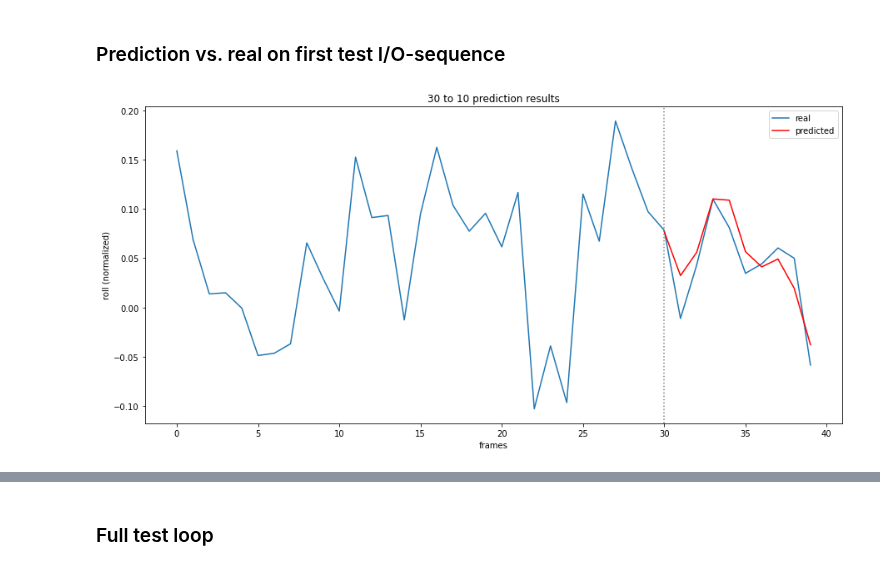
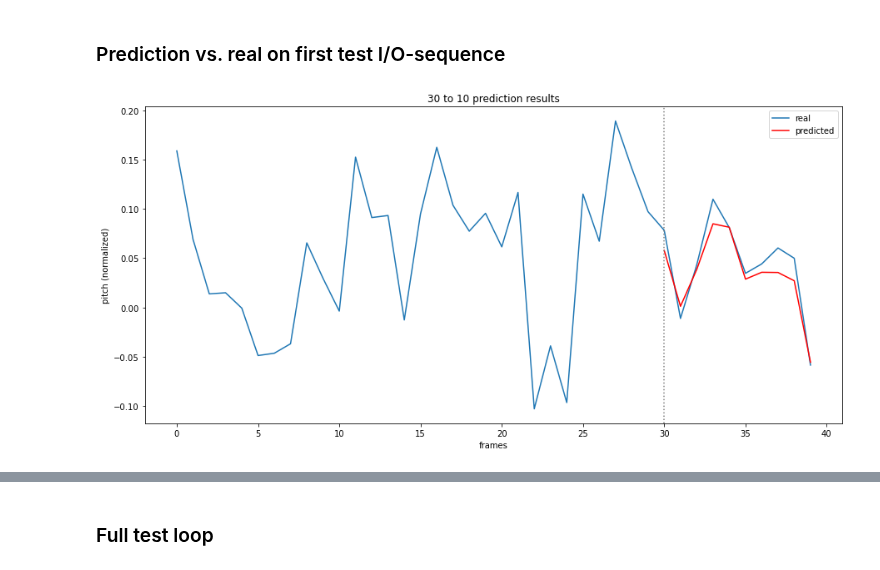
Before and after one commit to lancedw/3D-state-prediction-for-surface-vessels-using-IMU-data-and-images, a Jupyter notebook: code/notebooks/pr_sequence_predictor.ipynb, the cells around one changed output, grey strips where cells are left out. Drawn from its saved outputs; the diff is of its cells as text; code cells hidden in the pictures.

Commit message:
training for 50 epochs, testing and presentation

```diff
--- a/code/notebooks/pr_sequence_predictor.ipynb
+++ b/code/notebooks/pr_sequence_predictor.ipynb
@@ -440,3 +421,0 @@ encoder_outputs, encoder_hidden  = encoder.forward(x_train)
-# %%
-outputs, hidden = decoder.forward(encoder_outputs, encoder_hidden)
-outputs.shape
@@ -543,9 +506,7 @@ class LSTM_encoder_decoder_PR(nn.Module):
 # %% [markdown]
 # Training
 # %%
-x_train = 0
-y_train = 0
-
+# get the first batch out of the dataloader for testing purposes
 for batch in data_module_train_dataloader:
     x_train = batch["sequence"]
     y_train = batch["labels"]
@@ -612,6 +573,6 @@ for epoch in tqdm(range(n_epochs)):
 
     mean = sum/len(losses_batch)
     losses_epoch.append(mean)
-    if(epoch%1 == 0):
+    if(epoch%5 == 0):
         print(f"EPOCH {epoch} training loss: {mean}")
 # %% [output]
@@ -659,10 +622,6 @@ LSTM_seq2seq(
 # Testing
 # %%
 # get first I/O-sequence of test dataset for visualizing a prediction
-x_test = 0
-y_test = 0
-
-# batch size = 0 for testing dataset
 for batch in data_module.test_dataloader():
     x_test = batch["sequence"]
     y_test = batch["labels"]
@@ -672,6 +631,7 @@ if CUDA:
     x_test = x_test.cuda()
     y_test = y_test.cuda()
 
+# batch size = 1 for testing dataset
 print(x_test.shape, y_test.shape)
 # %% [output]
 torch.Size([1, 2, 30]) torch.Size([1, 2, 10])
@@ -709,16 +669,16 @@ loss: 0.000418
 # %%
 frames = np.arange(0,FRAMES_IN+FRAMES_OUT)
 fig, ax = plt.subplots(figsize=(15, 7))
 ax.plot(frames, torch.cat((input_sequence[0], output_sequence[0])), label="real")
 ax.plot(frames[FRAMES_IN:], predicted_sequence[0], color="red", label='predicted')
 plt.axvline(x=30, color='grey', linestyle='dotted')
 ax.set_xlabel('frames')
-ax.set_ylabel('roll (normalized)')
+ax.set_ylabel('pitch (normalized)')
 ax.set_title('30 to 10 prediction results')
 plt.legend()
 plt.show()
 # %% [output]
-[figure, old version]
+[figure, new version]
 # %%
 frames = np.arange(0,FRAMES_IN+FRAMES_OUT)
 fig, ax = plt.subplots(figsize=(15, 7))
```
Also changed, not shown: parts of 22 cells of this notebook, 9 other files.
